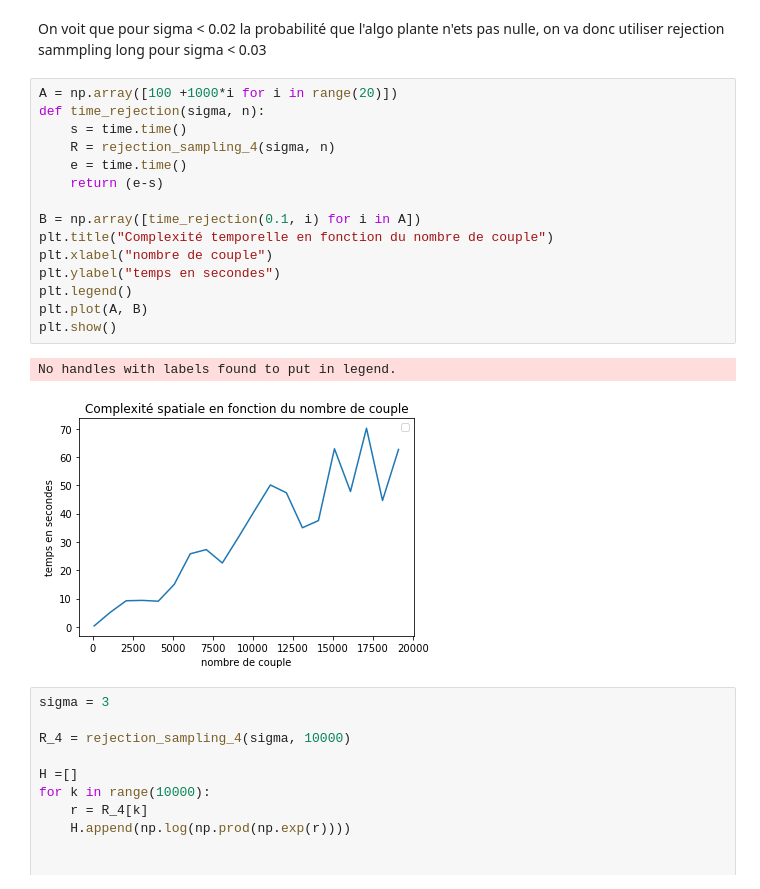
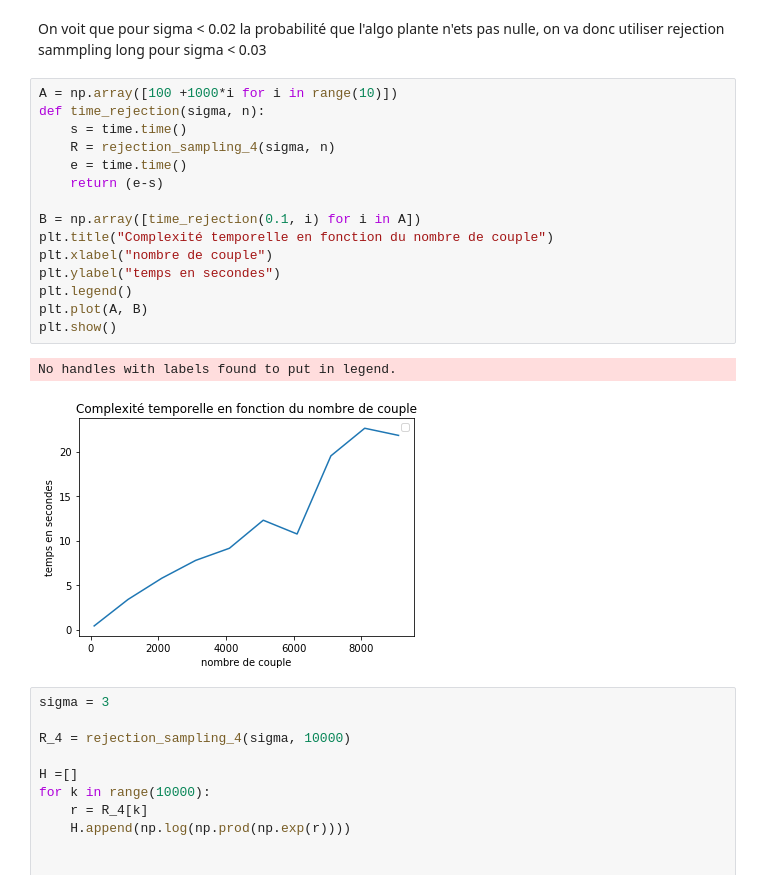
Before and after one commit to Artim436/stage1A, a Jupyter notebook: third_project/test_rejec.ipynb, the cells around one changed output. Saved outputs shown, nothing was run; the diff lists cells and outputs as text.

```diff
--- a/third_project/test_rejec.ipynb
+++ b/third_project/test_rejec.ipynb
@@ -165,23 +167,23 @@ plt.plot(s, err)
 # %% [markdown]
 On voit que pour sigma < 0.02 la probabilité que l'algo plante n'ets pas nulle, on va donc utiliser rejection sammpling long pour sigma < 0.03
 # %%
-A = np.array([100 +1000*i for i in range(20)])
+A = np.array([100 +1000*i for i in range(10)])
 def time_rejection(sigma, n):
     s = time.time()
     R = rejection_sampling_4(sigma, n)
     e = time.time()
     return (e-s)
 
 B = np.array([time_rejection(0.1, i) for i in A])
 plt.title("Complexité temporelle en fonction du nombre de couple")
 plt.xlabel("nombre de couple")
 plt.ylabel("temps en secondes")
 plt.legend()
 plt.plot(A, B)
 plt.show()
 # %% [output]
 No handles with labels found to put in legend.
-[figure, old version]
+[figure, new version]
 # %%
 sigma = 3
 
```
Also changed, not shown: parts of 8 cells of this notebook.
